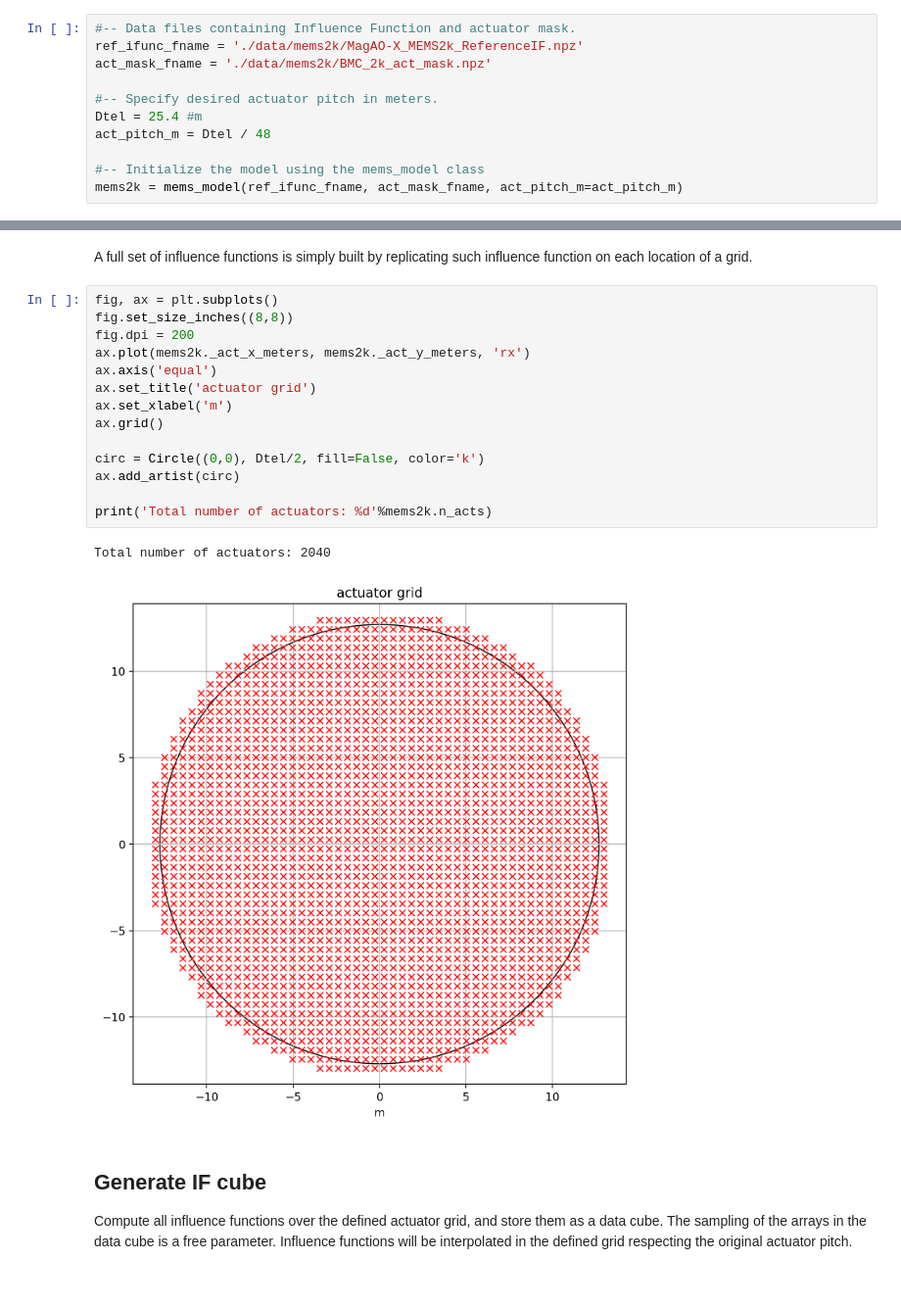
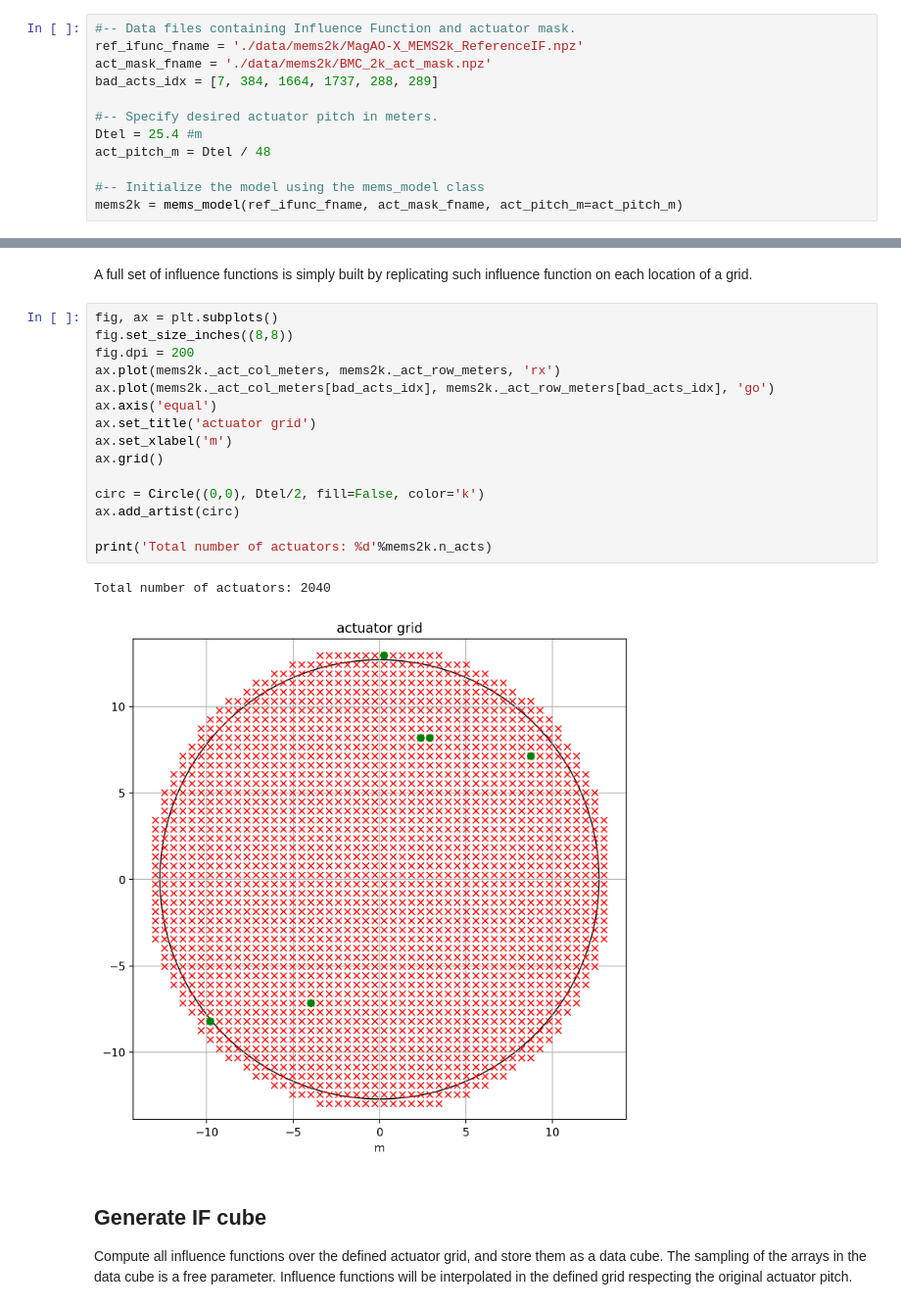
Before and after one commit to fquiros/CEO, a Jupyter notebook: python/ceo/gaps/mems_model_demo.ipynb, the cells around one changed output, grey strips where cells are left out. Shown at 98% size. Drawn from its saved outputs; the diff is of its cells as text.

```diff
--- a/python/ceo/gaps/mems_model_demo.ipynb
+++ b/python/ceo/gaps/mems_model_demo.ipynb
@@ -21,6 +21,7 @@ The actuators pitch in meters is a free parameter of the **mems_model** class.
 #-- Data files containing Influence Function and actuator mask.
 ref_ifunc_fname = './data/mems2k/MagAO-X_MEMS2k_ReferenceIF.npz'
 act_mask_fname = './data/mems2k/BMC_2k_act_mask.npz'
+bad_acts_idx = [7, 384, 1664, 1737, 288, 289]
 
 #-- Specify desired actuator pitch in meters.
 Dtel = 25.4 #m
@@ -39,20 +40,21 @@ A full set of influence functions is simply built by replicating such influence
 # %%
 fig, ax = plt.subplots()
 fig.set_size_inches((8,8))
 fig.dpi = 200
-ax.plot(mems2k._act_x_meters, mems2k._act_y_meters, 'rx')
+ax.plot(mems2k._act_col_meters, mems2k._act_row_meters, 'rx')
+ax.plot(mems2k._act_col_meters[bad_acts_idx], mems2k._act_row_meters[bad_acts_idx], 'go')
 ax.axis('equal')
 ax.set_title('actuator grid')
 ax.set_xlabel('m')
 ax.grid()
 
 circ = Circle((0,0), Dtel/2, fill=False, color='k')
 ax.add_artist(circ)
 
 print('Total number of actuators: %d'%mems2k.n_acts)
 # %% [output]
 Total number of actuators: 2040
-[figure, old version]
+[figure, new version]
 # %% [markdown]
 ## Generate IF cube
 Compute all influence functions over the defined actuator grid, and store them as a data cube. The sampling of the arrays in the data cube is a free parameter. Influence functions will be interpolated in the defined grid respecting the original actuator pitch.
```
Also changed, not shown: parts of 6 cells of this notebook, 1 other file.
